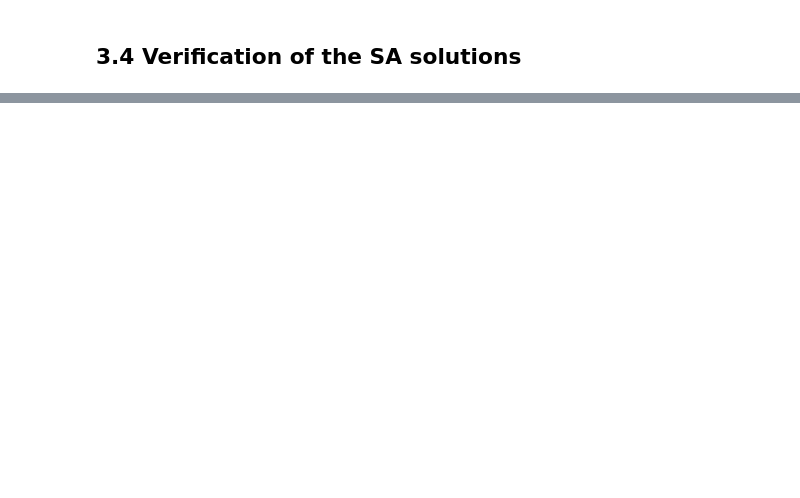
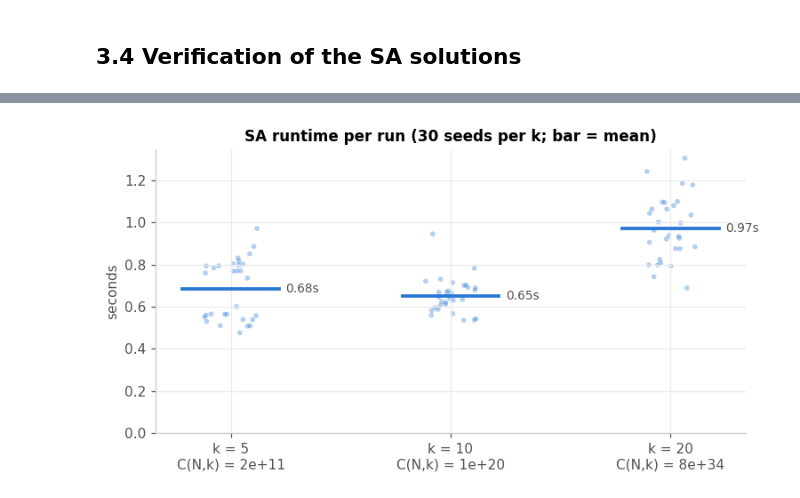
Before and after one commit to manoj1995madushanka/IT-5082-assignment, a Jupyter notebook: notebooks/portfolio_selection_simulated_annealing.ipynb, the cells around one changed output, grey strips where cells are left out. Saved outputs shown, nothing was run; the diff lists cells and outputs as text; code cells hidden in the pictures; blank space fills up the shorter version.

Commit message:
SA implementation testing for different k values, to check performance impact

```diff
--- a/notebooks/portfolio_selection_simulated_annealing.ipynb
+++ b/notebooks/portfolio_selection_simulated_annealing.ipynb
@@ -366,7 +350,7 @@ def simulated_annealing(k, T0, rho0, universe=UNIVERSE, alpha=ALPHA, moves=MOVES
                 if violation(S) == 0 and objective(S) > best_f:
                     best_S, best_f = S.copy(), objective(S)
         history.append({"T": T, "rho": rho, "f": objective(S), "vol": port_vol(S),
-                        "best_f": best_f, "accept_rate": accepted / moves})
+                        "best_f": best_f})
         # frozen = no accepted move while feasible (an infeasible state is still pushed out by the growing ρ)
         idle = idle + 1 if accepted == 0 and violation(S) == 0 else 0
         T, rho = alpha * T, rho / alpha**2                   # cool down, tighten the penalty
@@ -380,7 +364,7 @@ def improving_swap(S, universe=UNIVERSE):
     for i in range(len(S)):
         for b in np.setdiff1d(universe, S):
             S2 = S.copy(); S2[i] = b
-            if is_feasible(S2) and objective(S2) > f_S + 1e-12:
+            if is_feasible(S2, k=len(S)) and objective(S2) > f_S + 1e-12:
                 return S2
     return None
 
@@ -394,11 +375,0 @@ def polish(S, universe=UNIVERSE):
-# %%
-t0 = time.perf_counter()
-S_raw, f_raw, hist = simulated_annealing(K, T0, RHO0, seed=0)
-S_sa = polish(S_raw); f_sa = objective(S_sa)
-t_run = time.perf_counter() - t0
-
-print(f"Run time {t_run:.2f}s  |  {len(hist) * MOVES_PER_T:,} moves ({len(hist)} levels)  |  "
-      f"SA f = {f_raw:.4f}, after polish f = {f_sa:.4f}")
-pd.DataFrame({
-    "ticker": tickers[S_sa], "annual μ": mu[S_sa], "annual σ": vol[S_sa],
-}).sort_values("annual μ", ascending=False).style.format({"annual μ": "{:+.1%}", "annual σ": "{:.1%}"}).hide(axis="index")
@@ -534,0 +471,17 @@ print(f"   SA reached f* in {(gap < 1e-9).sum()}/{N_SEEDS} runs; optimality gap
+# %%
+K_VALUES = (5, 10, 20)
+
+rows = []
+for k in K_VALUES:
+    T0_k, RHO0_k, _, _ = calibrate(k)
+    for seed in range(N_SEEDS):
+        t0 = time.perf_counter()
+        S_raw, f_raw, h = simulated_annealing(k, T0_k, RHO0_k, seed=seed)
+        S = polish(S_raw)
+        t_run = time.perf_counter() - t0
+        rows.append({"k": k, "seed": seed, "S": S, "f": objective(S), "time_s": t_run,
+                     "moves": len(h) * MOVES_PER_T,
+                     "feasible": S is not None and is_feasible(S, k=k),
+                     "local_opt": improving_swap(S) is None})
+    print(f"k = {k:>2}: done ({np.mean([r['time_s'] for r in rows if r['k'] == k]):.2f}s per run)")
+all_runs = pd.DataFrame(rows)
@@ -534,0 +543,14 @@ print(f"   SA reached f* in {(gap < 1e-9).sum()}/{N_SEEDS} runs; optimality gap
+# %%
+fig, ax = plt.subplots(figsize=(7, 3.8))
+for i, k in enumerate(K_VALUES):
+    t = all_runs.loc[all_runs["k"] == k, "time_s"]
+    ax.scatter(np.full(len(t), i) + np.random.default_rng(i).uniform(-0.12, 0.12, len(t)), t,
+               s=14, color=C["blue"], alpha=0.35, edgecolor="none")
+    ax.plot([i - 0.22, i + 0.22], [t.mean()] * 2, color=C["blue"], lw=2.5)
+    ax.annotate(f"{t.mean():.2f}s", (i + 0.25, t.mean()), va="center", fontsize=9, color=C["ink2"])
+ax.set_xticks(range(len(K_VALUES)), [f"k = {k}\nC(N,k) = {comb(N, k):.0e}" for k in K_VALUES])
+ax.set(title="SA runtime per run (30 seeds per k; bar = mean)", ylabel="seconds")
+ax.set_ylim(0, None)
+plt.tight_layout(); plt.show()
+# %% [output]
+[figure, added]
```
Also changed, not shown: parts of 8 cells of this notebook.
